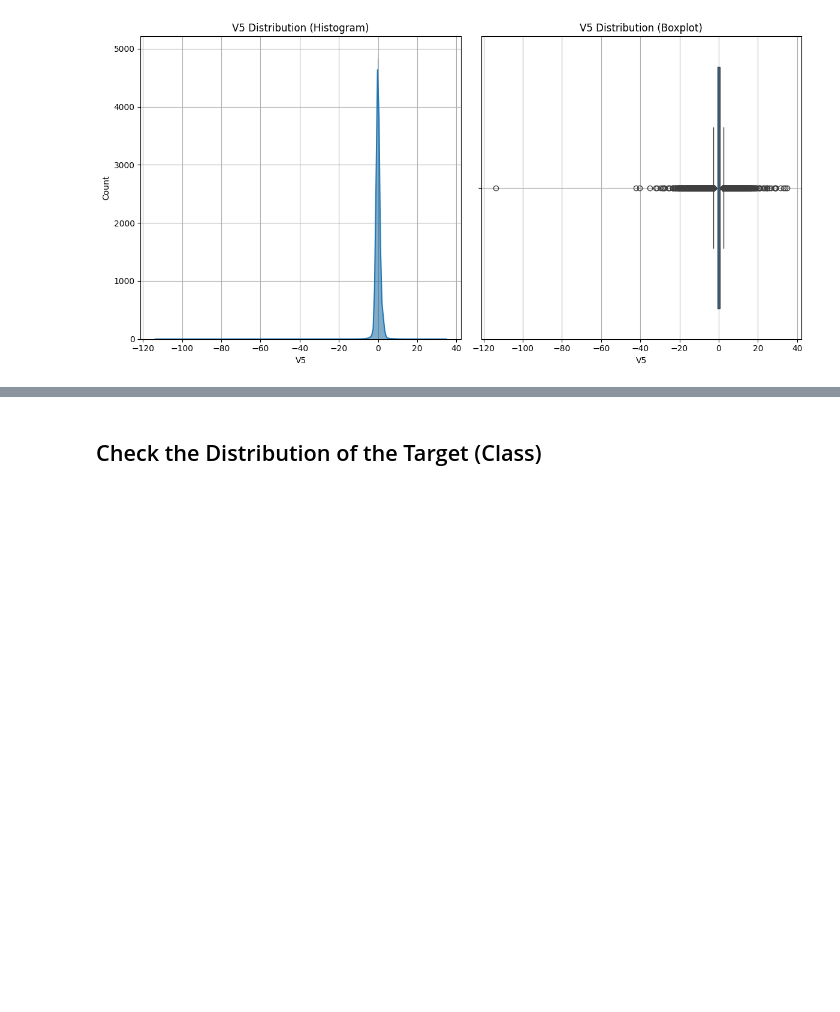
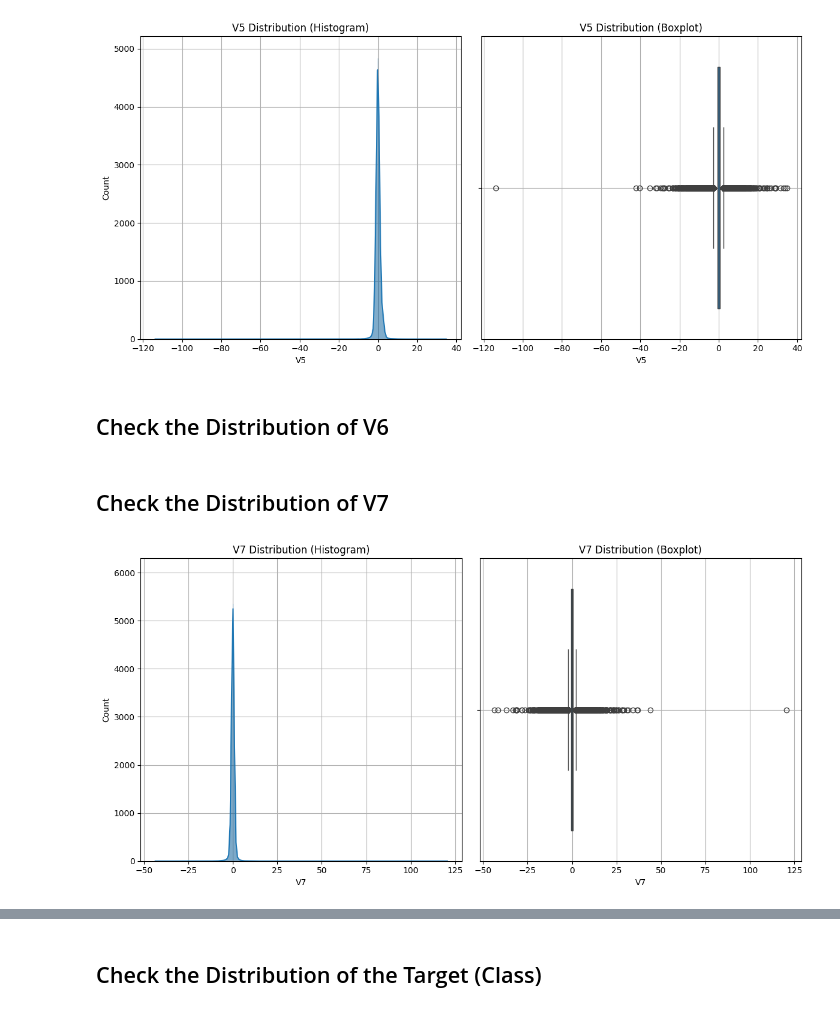
Before and after one commit to joocahyadi/Credit_Card_Fraud_Detection, a Jupyter notebook: notebook/Credit Card Fraud Detection Notebook.ipynb, the cells around one changed output, grey strips where cells are left out. Saved outputs shown, nothing was run; the diff lists cells and outputs as text; code cells hidden in the pictures; blank space fills up the shorter version.

Commit message:
Continue notebook analysis, finished checking the ditributions

```diff
--- a/notebook/Credit Card Fraud Detection Notebook.ipynb
+++ b/notebook/Credit Card Fraud Detection Notebook.ipynb
@@ -128,3 +128,5 @@ distribution_check('V4')
 distribution_check('V5')
 # %% [output]
 [figure]
+# %% [markdown]
+## Check the Distribution of V6
@@ -130,0 +135,6 @@ distribution_check('V5')
+# %% [markdown]
+## Check the Distribution of V7
+# %%
+distribution_check('V7')
+# %% [output]
+[figure, added]
```
Also changed, not shown: parts of 48 cells of this notebook.
